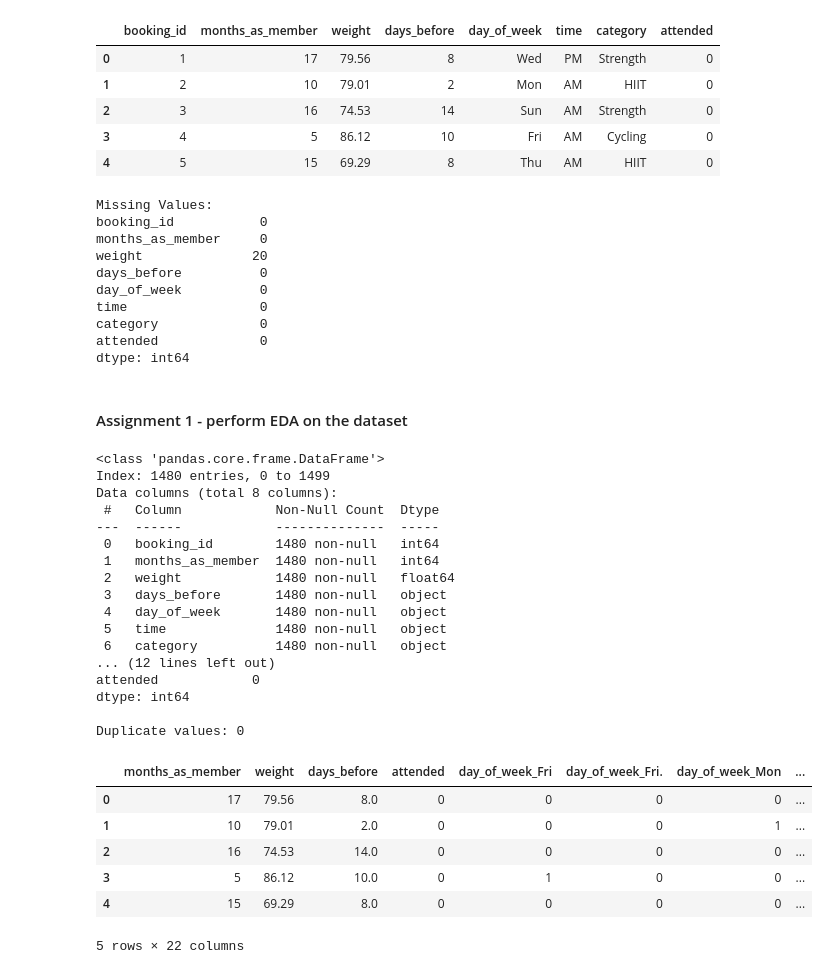
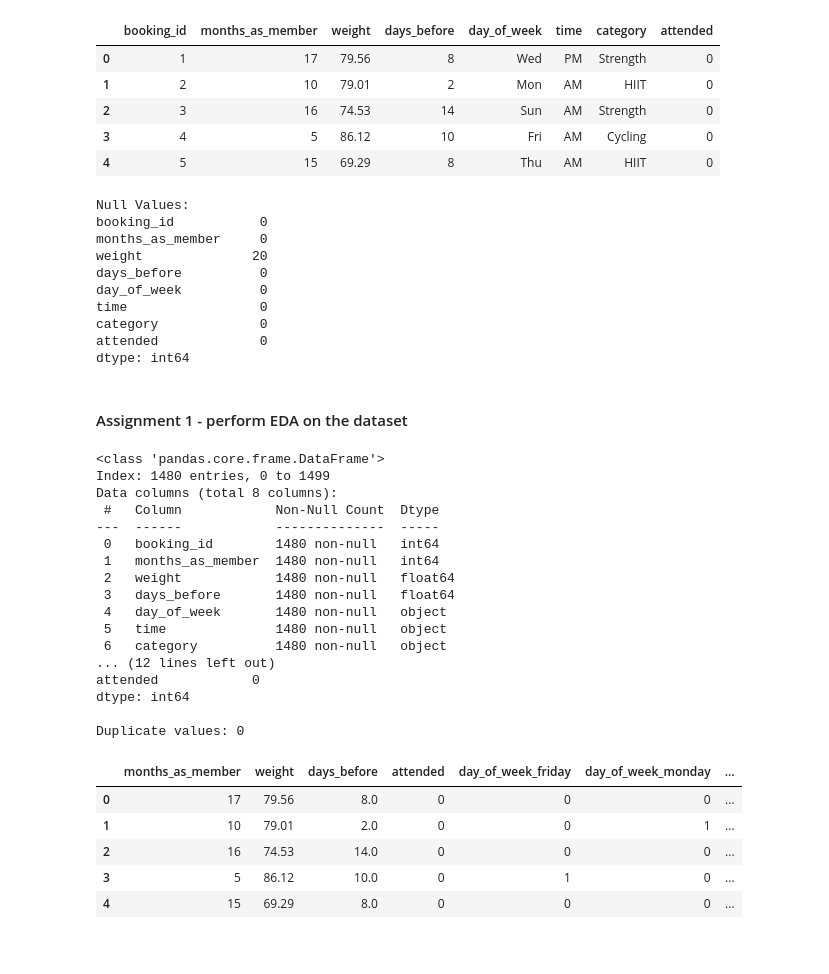
Before and after one commit to fonkerina/Data-Science-Journey, a Jupyter notebook: Week 5/Ensembling.ipynb, the cells around one changed output. Cells and saved outputs as stored; diff of their text form; code cells hidden in the pictures.

```diff
--- a/Week 5/Ensembling.ipynb
+++ b/Week 5/Ensembling.ipynb
@@ -19,10 +19,10 @@ First 5 Rows:
 | 3 | 4 | 5 | 86.12 | 10 | Fri | AM | Cycling | 0 |
 | 4 | 5 | 15 | 69.29 | 8 | Thu | AM | HIIT | 0 |
 # %%
-print("\nMissing Values:")
+print("\nNull Values:")
 print(df.isnull().sum())
 # %% [output]
-Missing Values:
+Null Values:
 booking_id           0
 months_as_member     0
 weight              20
@@ -33,13 +33,27 @@ category             0
 attended             0
 dtype: int64
 # %%
-# Handle missing values
-# Option 1: Drop rows with missing values
+# Preprocessing
+# handle NaN values
 df = df.dropna()
 
-# Option 2: Impute missing values (uncomment below if you prefer imputation)
-# imputer = SimpleImputer(strategy='mean')
-# df = pd.DataFrame(imputer.fit_transform(df), columns=df.days_beforeumns)
+# change days before to float
+df["days_before"] = (df["days_before"].str.replace("days", "", regex=False)
+                     .str.strip()
+                     .astype(float))
+
+# change - to missing value in category
+df = df.replace("-", regex= False)
+
+# make day of the week values uniform
+df["day_of_week"] = (df["day_of_week"].str.lower()
+                     .map(lambda x: "monday" if "m" in x else x)
+                     .map(lambda x: "tuesday" if "ue" in x else x)
+                     .map(lambda x: "wednesday" if "w" in x else x)
+                     .map(lambda x: "thursday" if "hu" in x else x)
+                     .map(lambda x: "friday" if "f" in x else x)
+                     .map(lambda x: "saturday" if "sat" in x else x)
+                     .map(lambda x: "sunday" if "un" in x else x))
 # %% [markdown]
 #### Assignment 1 - perform EDA on the dataset
 # %%
@@ -57,7 +71,7 @@ Data columns (total 8 columns):
  0   booking_id        1480 non-null   int64
  1   months_as_member  1480 non-null   int64
  2   weight            1480 non-null   float64
- 3   days_before       1480 non-null   object
+ 3   days_before       1480 non-null   float64
  4   day_of_week       1480 non-null   object
  5   time              1480 non-null   object
  6   category          1480 non-null   object
@@ -68,26 +82,18 @@ dtype: int64
 Duplicate values: 0
 # %%
 # Dataset Formatting
+# remove booking_id from analysis as it is just an identifier like an index
+df = df.drop("booking_id", axis = 1)
 
-# remove booking_id from analysis as it is just an identifier like an index
-df2 = df.drop("booking_id", axis = 1)
-
-df2["days_before"] = df2["days_before"].str.extract(r'(\d+)') # change days_before to float
-df2["days_before"] = df2["days_before"].astype(float)
-
-cat = df2.select_dtypes(include = ['object']).columns # one hot encode days of the week, category, attended and time (AM/PM)
-encoded_df = pd.get_dummies(df2, columns = cat, dtype = int)
-
-
-encoded_df = encoded_df.rename(columns = {"category_-":"category_unspecified"})
+cat = df.select_dtypes(include = ['object']).columns # one hot encode days of the week, category, attended and time (AM/PM)
+encoded_df = pd.get_dummies(df, columns = cat, dtype = int)
 
 encoded_df.head()
 # %% [output]
-|  | months_as_member | weight | days_before | attended | day_of_week_Fri | day_of_week_Fri. | day_of_week_Mon | ... |
-| 0 | 17 | 79.56 | 8.0 | 0 | 0 | 0 | 0 | ... |
-| 1 | 10 | 79.01 | 2.0 | 0 | 0 | 0 | 1 | ... |
-| 2 | 16 | 74.53 | 14.0 | 0 | 0 | 0 | 0 | ... |
-| 3 | 5 | 86.12 | 10.0 | 0 | 1 | 0 | 0 | ... |
-| 4 | 15 | 69.29 | 8.0 | 0 | 0 | 0 | 0 | ... |
+|  | months_as_member | weight | days_before | attended | day_of_week_friday | day_of_week_monday | ... |
+| 0 | 17 | 79.56 | 8.0 | 0 | 0 | 0 | ... |
+| 1 | 10 | 79.01 | 2.0 | 0 | 0 | 1 | ... |
+| 2 | 16 | 74.53 | 14.0 | 0 | 0 | 0 | ... |
+| 3 | 5 | 86.12 | 10.0 | 0 | 1 | 0 | ... |
+| 4 | 15 | 69.29 | 8.0 | 0 | 0 | 0 | ... |
-5 rows × 22 columns
 # %%
```
Also changed, not shown: parts of 11 cells of this notebook.
